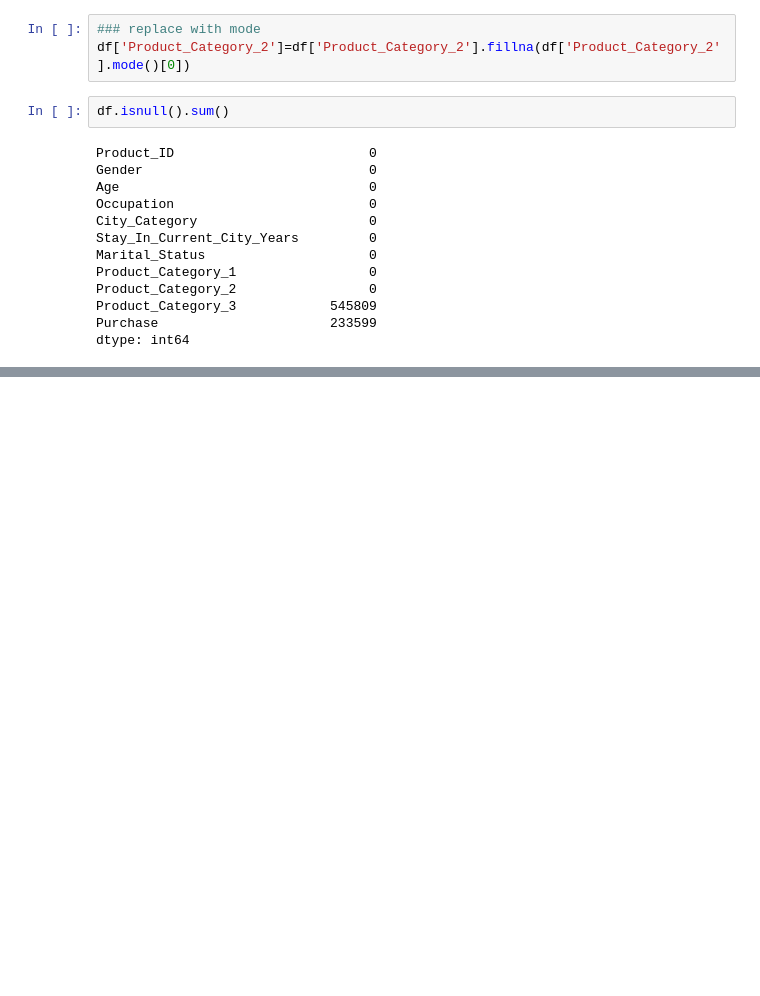
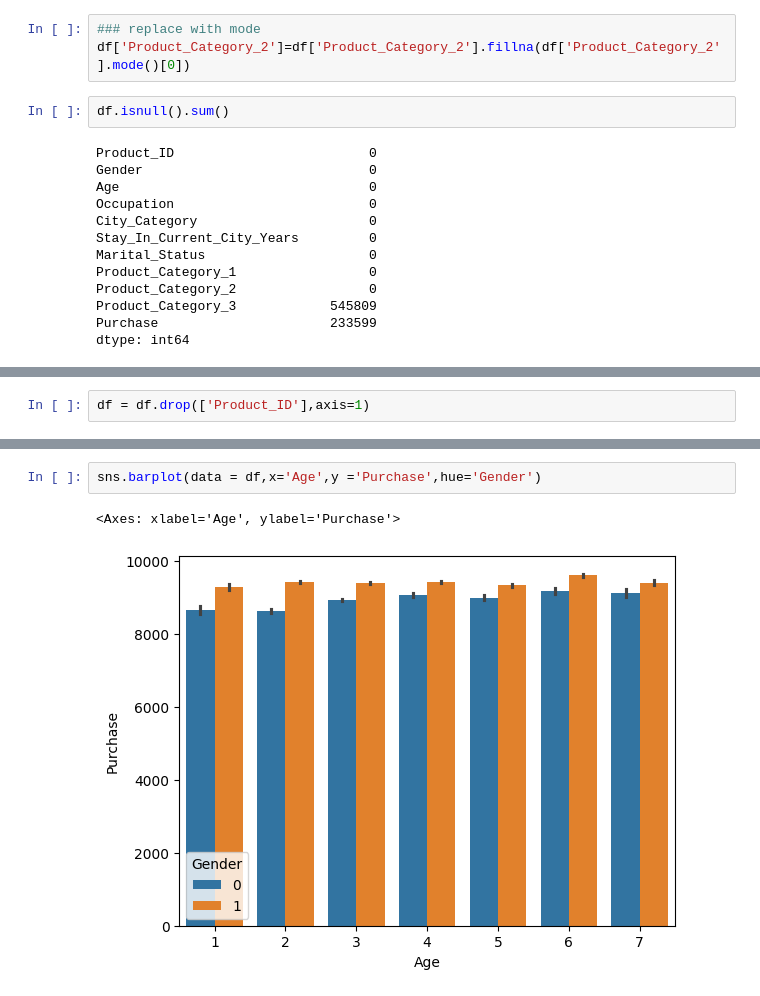
Before and after one commit to tanujsaini05/Revise-ML, a Jupyter notebook: BlackFridayEDA.ipynb, the cells around one changed output, grey strips where cells are left out. Saved outputs shown, nothing was run; the diff lists cells and outputs as text; blank space fills up the shorter version.

```diff
--- a/BlackFridayEDA.ipynb
+++ b/BlackFridayEDA.ipynb
@@ -150,0 +227,2 @@ dtype: int64
+# %%
+df = df.drop(['Product_ID'],axis=1)
@@ -150,0 +264,5 @@ dtype: int64
+# %%
+sns.barplot(data = df,x='Age',y ='Purchase',hue='Gender')
+# %% [output]
+<Axes: xlabel='Age', ylabel='Purchase'>
+[figure, added]
```
Also changed, not shown: parts of 26 cells of this notebook, 2 other files.
